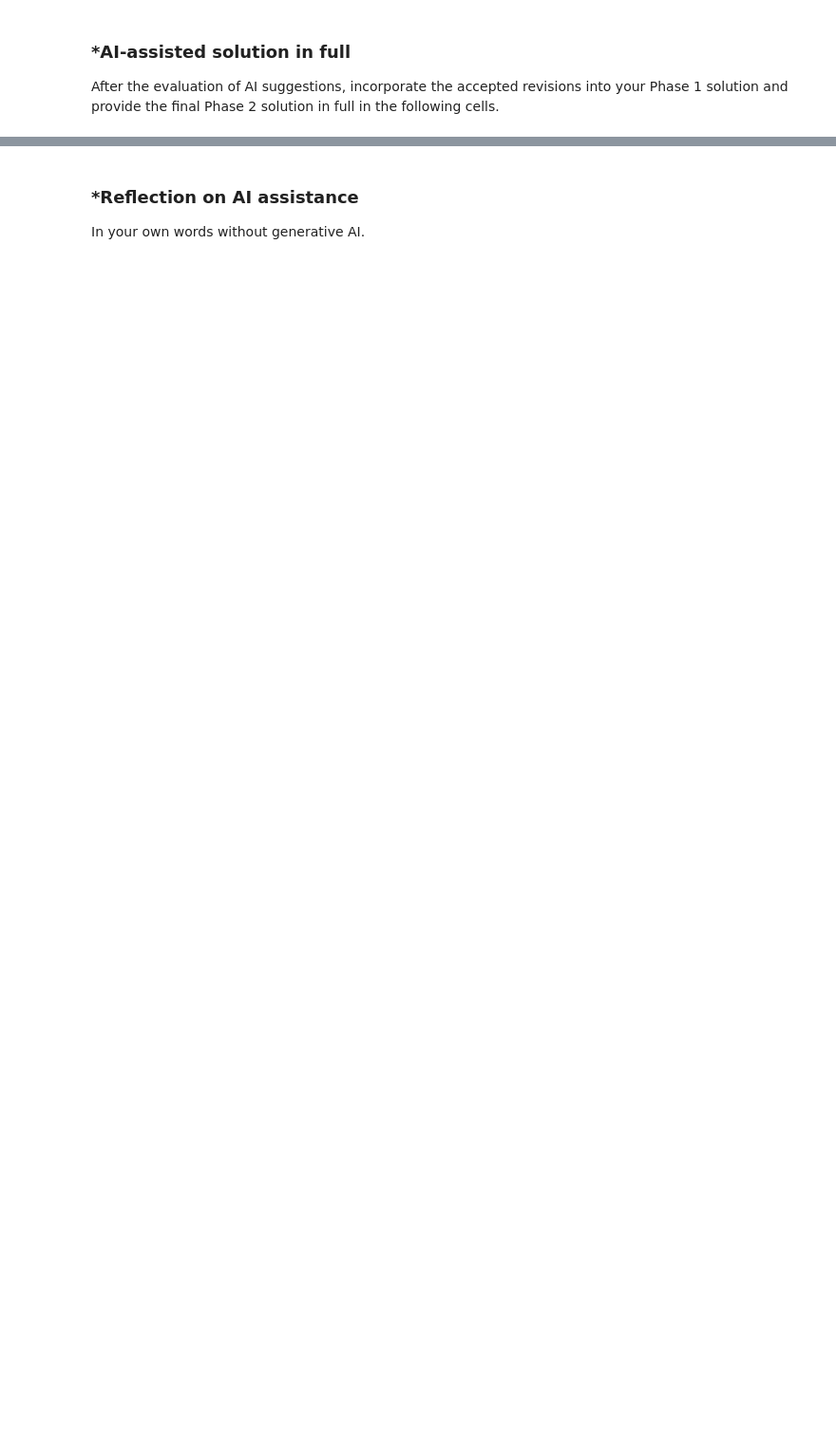
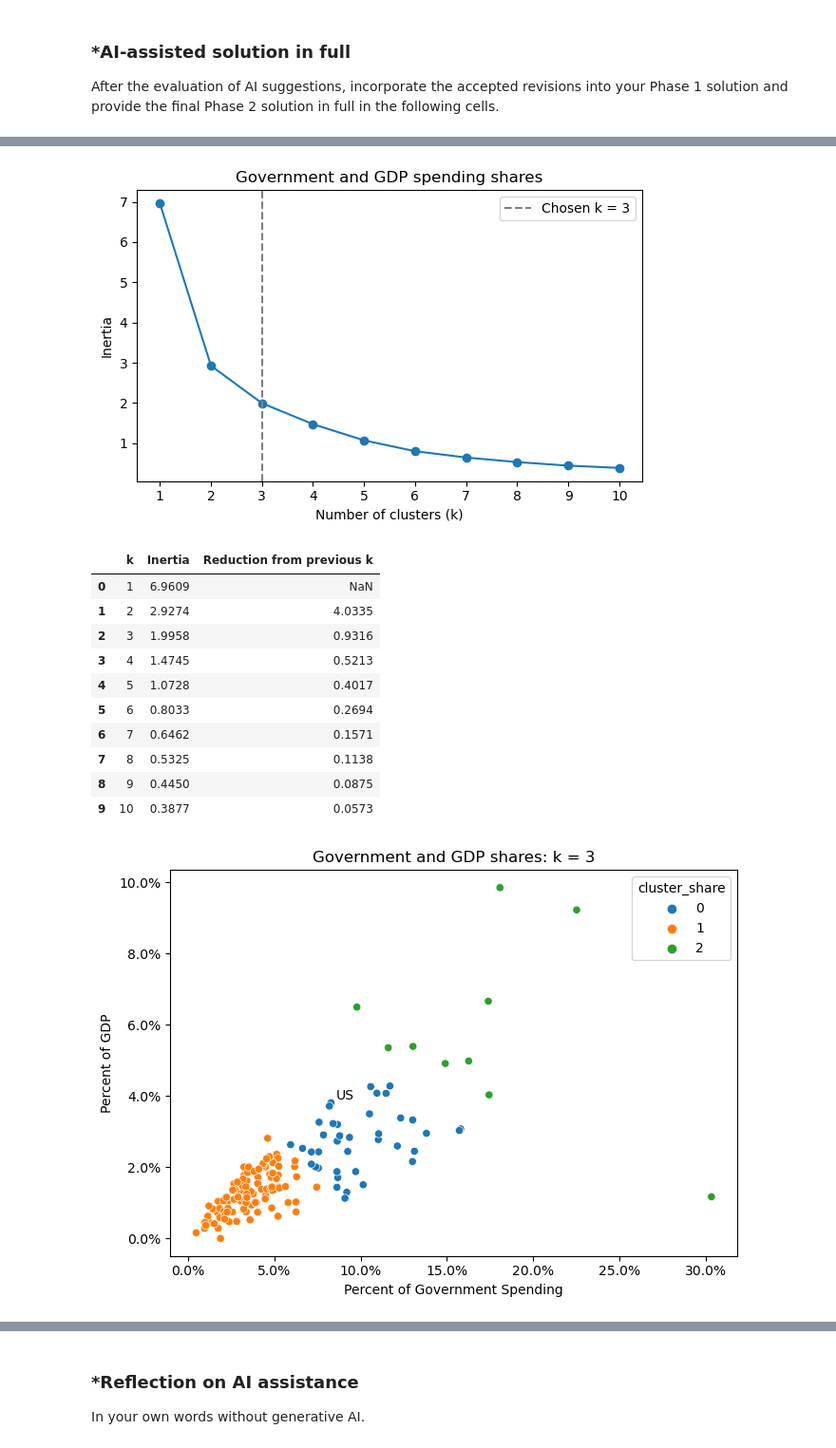
Before and after one commit to andrewniscool/A04-clustering, a Jupyter notebook: notebook.ipynb, the cells around one changed output, grey strips where cells are left out. Shown at 95% size. Cells and saved outputs as stored; diff of their text form; code cells hidden in the pictures; blank space fills up the shorter version.

```diff
--- a/notebook.ipynb
+++ b/notebook.ipynb
@@ -428,0 +675,26 @@ After the evaluation of AI suggestions, incorporate the accepted revisions into
+# %%
+cols_share = ["Percent of Government Spending", "Percent of GDP"]
+X_share_scaled = minmax(filtered_SIPRI_df[cols_share])
+scree_plot(X_share_scaled, "Government and GDP spending shares", chosen_k=3)
+model_share = KMeans(n_clusters=3, random_state=100, n_init=10)
+filtered_SIPRI_df["cluster_share"] = model_share.fit_predict(X_share_scaled)
+fig, ax = plt.subplots(figsize=(7, 5))
+cluster_scatter(ax, "cluster_share", *cols_share)
+ax.set_title("Government and GDP shares: k = 3")
+plt.tight_layout()
+plt.show()
+cluster_evidence("cluster_share", cols_share)
+# %% [output]
+[figure, added]
+|  | k | Inertia | Reduction from previous k |
+| 0 | 1 | 6.9609 | NaN |
+| 1 | 2 | 2.9274 | 4.0335 |
+| 2 | 3 | 1.9958 | 0.9316 |
+| 3 | 4 | 1.4745 | 0.5213 |
+| 4 | 5 | 1.0728 | 0.4017 |
+| 5 | 6 | 0.8033 | 0.2694 |
+| 6 | 7 | 0.6462 | 0.1571 |
+| 7 | 8 | 0.5325 | 0.1138 |
+| 8 | 9 | 0.4450 | 0.0875 |
+| 9 | 10 | 0.3877 | 0.0573 |
+[figure, added]
```
Also changed, not shown: parts of 24 cells of this notebook.
